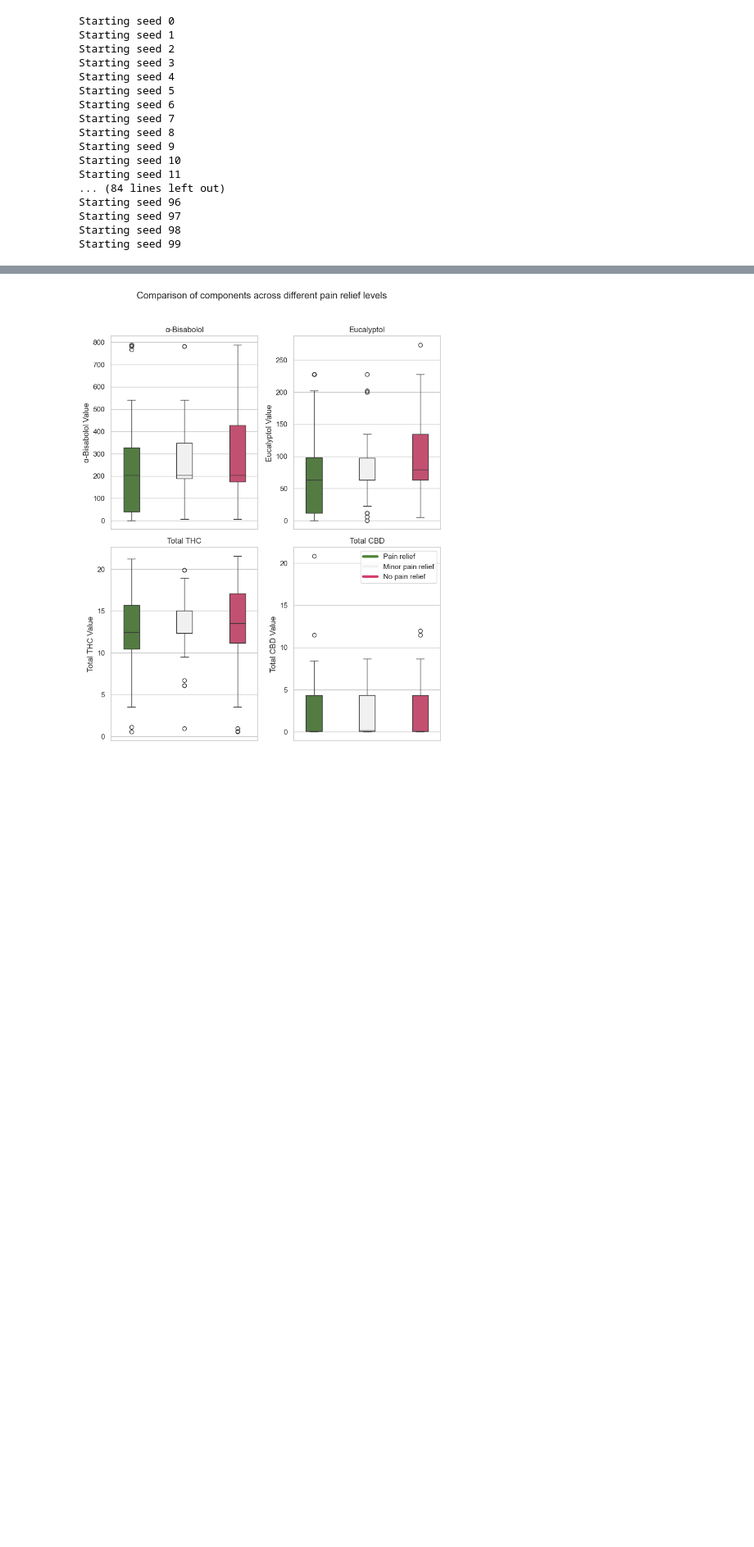
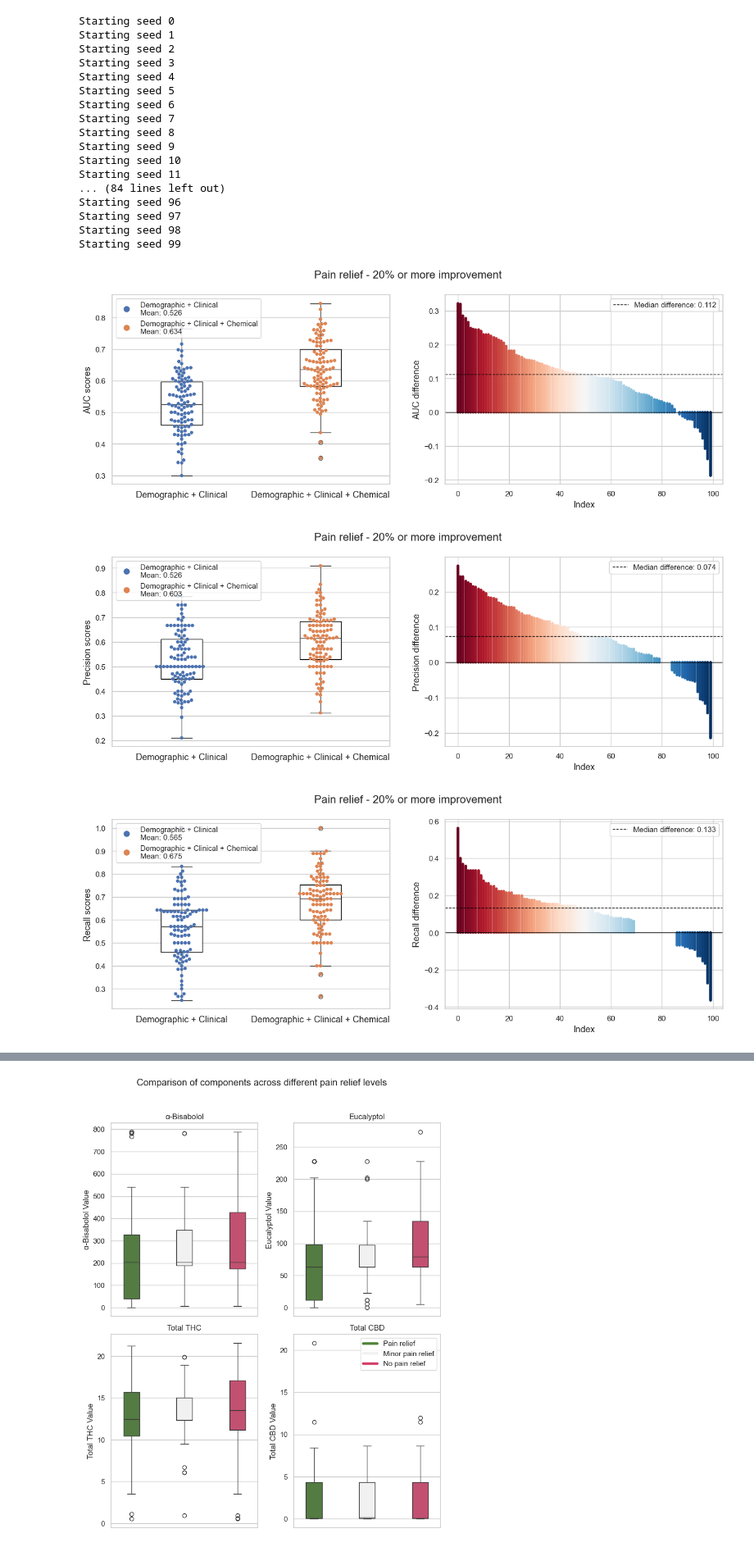
Before and after one commit to adi-hatav/Cannabinoid_Efficacy_Analysis, a Jupyter notebook: main.ipynb, the cells around one changed output, grey strips where cells are left out. Shown at 82% size. Cells and saved outputs as stored; diff of their text form; code cells hidden in the pictures; blank space fills up the shorter version.

```diff
--- a/main.ipynb
+++ b/main.ipynb
@@ -103,3 +102,23 @@ Starting seed 96
 Starting seed 97
 Starting seed 98
 Starting seed 99
+# %%
+metrics_names = ['AUC' , 'Precision', 'Recall','F1']
+main_plot_title = f"Pain relief - {str(int(threshold*100))}% or more improvement"
+
+# Plotting waterfall beeswarm plots for each metric
+for metric in metrics_names:
+    random_forest_scores_array = [[dem[metric], chem[metric]] for dem, chem in random_forest_scores]
+    random_forest_scores_array = np.array(random_forest_scores_array)
+    plot_waterfall_and_beeswarm(
+        random_forest_scores_array,
+        [random_forest_scores_array[:, 0], random_forest_scores_array[:, 1]],
+        '', '',
+        ['Demographic + Clinical', 'Demographic + Clinical + Chemical'],
+        main_plot_title,
+        metric
+    )
+# %% [output]
+[figure, added]
+[figure, added]
+[figure, added]
```
Also changed, not shown: parts of 3 cells of this notebook, 2 other files.
